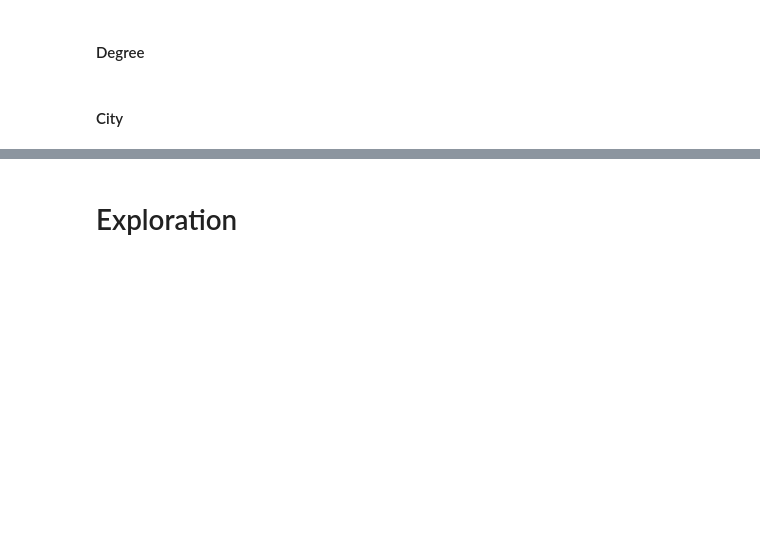
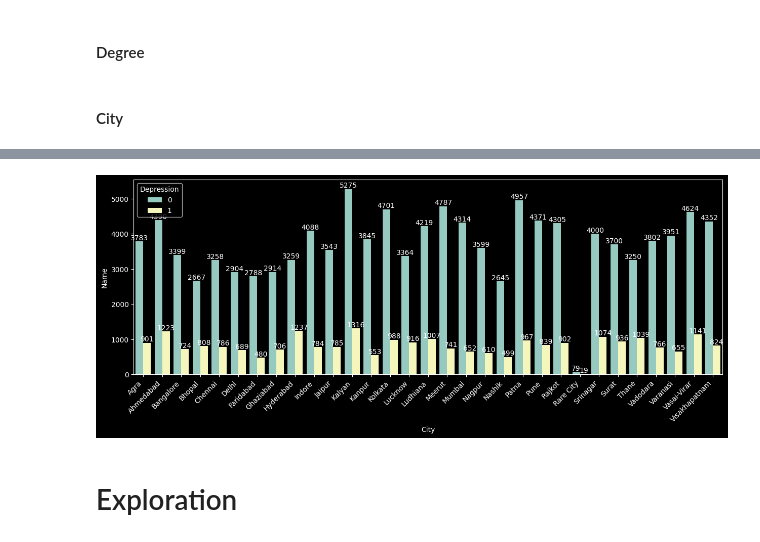
Before and after one commit to Omer-Z/Kaggle_Tasks, a Jupyter notebook: Mental_Health/src/analysis.ipynb, the cells around one changed output, grey strips where cells are left out. Cells and saved outputs as stored; diff of their text form; code cells hidden in the pictures; blank space fills up the shorter version.

Commit message:
added barplot (count) for Depression in Cities after replacing with "Rare City"

```diff
--- a/Mental_Health/src/analysis.ipynb
+++ b/Mental_Health/src/analysis.ipynb
@@ -566,0 +547,2 @@ Name: count, dtype: int64
+# %%
+g=processed_data[['City', 'Name' ,TARGET]].groupby(['City', TARGET]).count().reset_index()
@@ -567,3 +565,10 @@ Name: count, dtype: int64
+# %%
+plt.figure(figsize=(15,5))
+ax= sns.barplot(data=g, x=g['City'], y='Name', hue=TARGET)
+plt.xticks(rotation=45, ha='right')
+annot_plot(ax)
+# %% [output]
+[figure, added]
 # %% [markdown]
 # Exploration
 # %% [markdown]
```
Also changed, not shown: parts of 2 cells of this notebook.
